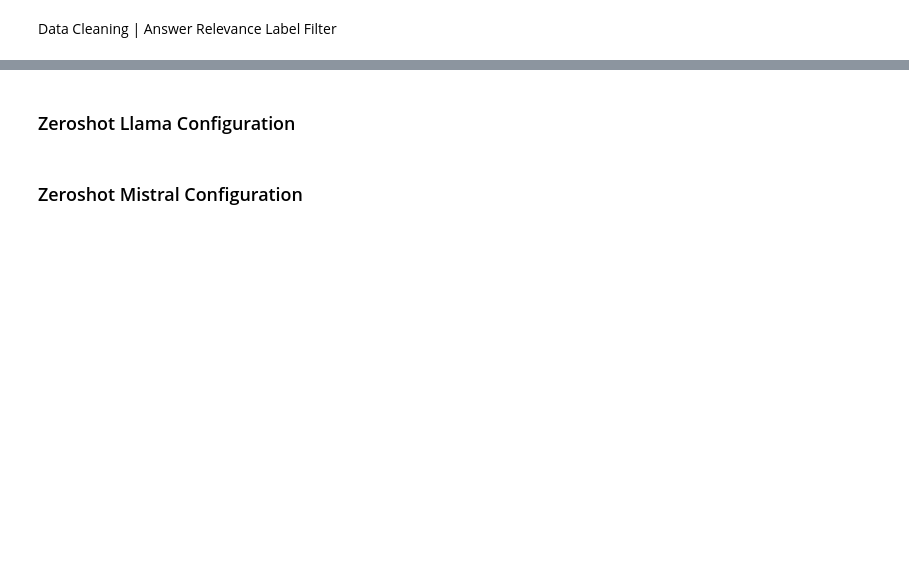
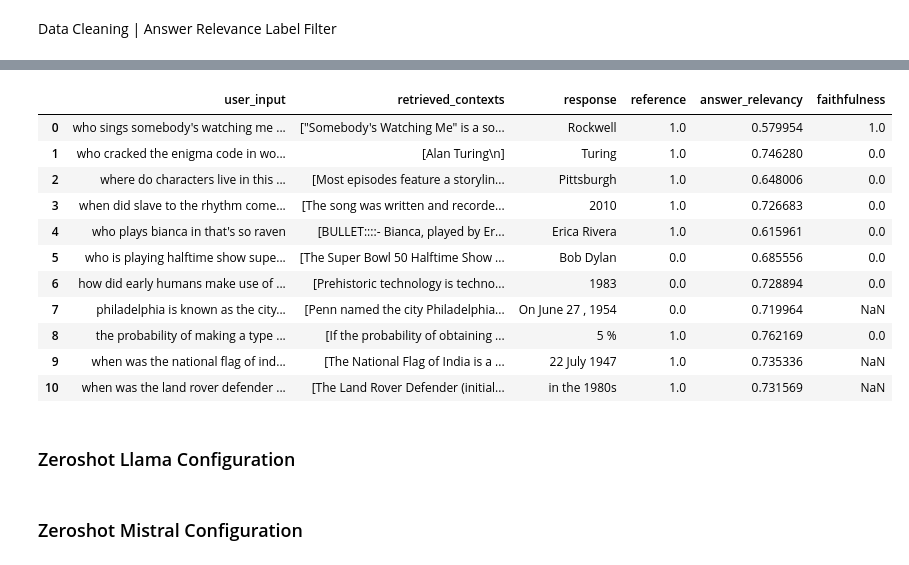
Before and after one commit to liuzihe02/obs, a Jupyter notebook: explore/ARES+Classifier+IDP+UES+PPI+Comparisons.ipynb, the cells around one changed output, grey strips where cells are left out. Cells and saved outputs as stored; diff of their text form; code cells hidden in the pictures; blank space fills up the shorter version.

Commit message:
create sample dataset

```diff
--- a/explore/ARES+Classifier+IDP+UES+PPI+Comparisons.ipynb
+++ b/explore/ARES+Classifier+IDP+UES+PPI+Comparisons.ipynb
@@ -362,7 +358,7 @@ from ragas import evaluate
 from ragas.metrics import context_recall, context_precision
 
 # Load and prepare the dataset
-file_path = "nq_unlabeled_output.tsv"  # Update with the actual file path
+file_path = "../data/ares/example_files/nq_output_15samples.tsv"  # Update with the actual file path
 prepared_dataset = load_and_prepare_dataset(file_path)
 
 # Specify metrics
@@ -395,9 +391,9 @@ def load_and_prepare_dataset(file_path):
 
     # Use 'Context_Relevance_Label' as 'ground_truth'
     prepared_data = {
-        "question": dataset_df["Query"].tolist(),
-        "contexts": [[doc] for doc in dataset_df["Document"].tolist()],
-        "answer": dataset_df["Answer"].tolist(),
+        "user_input": dataset_df["Query"].tolist(),
+        "retrieved_contexts": [[doc] for doc in dataset_df["Document"].tolist()],
+        "response": dataset_df["Answer"].tolist(),
         "ground_truth": dataset_df["Answer_Relevance_Label"].tolist(),
     }
 
@@ -407,14 +407,9 @@ def load_and_prepare_dataset(file_path):
 # %%
 from ragas import evaluate
-from ragas.metrics import answer_relevancy
+from ragas.metrics import answer_relevancy, faithfulness
 
-file_path = "nq_unlabeled_output.tsv"
+file_path = "../data/ares/example_files/nq_output_15samples.tsv"
 prepared_dataset = load_and_prepare_dataset(file_path)
 
 # Specify metrics
-metrics = [answer_relevancy]
-
-# Evaluate
-result = evaluate(prepared_dataset, metrics=metrics)
-
-print(result)
+metrics = [answer_relevancy, faithfulness]
@@ -423,3 +448,19 @@ print(result)
+# %%
+results_df = result.to_pandas()
+results_df
+# %% [output]
+|  | user_input | retrieved_contexts | response | reference | answer_relevancy | faithfulness |
+| 0 | who sings somebody's watching me ... | ["Somebody's Watching Me" is a so... | Rockwell | 1.0 | 0.579954 | 1.0 |
+| 1 | who cracked the enigma code in wo... | [Alan Turing\n] | Turing | 1.0 | 0.746280 | 0.0 |
+| 2 | where do characters live in this ... | [Most episodes feature a storylin... | Pittsburgh | 1.0 | 0.648006 | 0.0 |
+| 3 | when did slave to the rhythm come... | [The song was written and recorde... | 2010 | 1.0 | 0.726683 | 0.0 |
+| 4 | who plays bianca in that's so raven | [BULLET::::- Bianca, played by Er... | Erica Rivera | 1.0 | 0.615961 | 0.0 |
+| 5 | who is playing halftime show supe... | [The Super Bowl 50 Halftime Show ... | Bob Dylan | 0.0 | 0.685556 | 0.0 |
+| 6 | how did early humans make use of ... | [Prehistoric technology is techno... | 1983 | 0.0 | 0.728894 | 0.0 |
+| 7 | philadelphia is known as the city... | [Penn named the city Philadelphia... | On June 27 , 1954 | 0.0 | 0.719964 | NaN |
+| 8 | the probability of making a type ... | [If the probability of obtaining ... | 5 % | 1.0 | 0.762169 | 0.0 |
+| 9 | when was the national flag of ind... | [The National Flag of India is a ... | 22 July 1947 | 1.0 | 0.735336 | NaN |
+| 10 | when was the land rover defender ... | [The Land Rover Defender (initial... | in the 1980s | 1.0 | 0.731569 | NaN |
 # %% [markdown]
 <h3>Zeroshot Llama Configuration</h3>
 # %%
```
Also changed, not shown: parts of 8 cells of this notebook, 5 other files.
